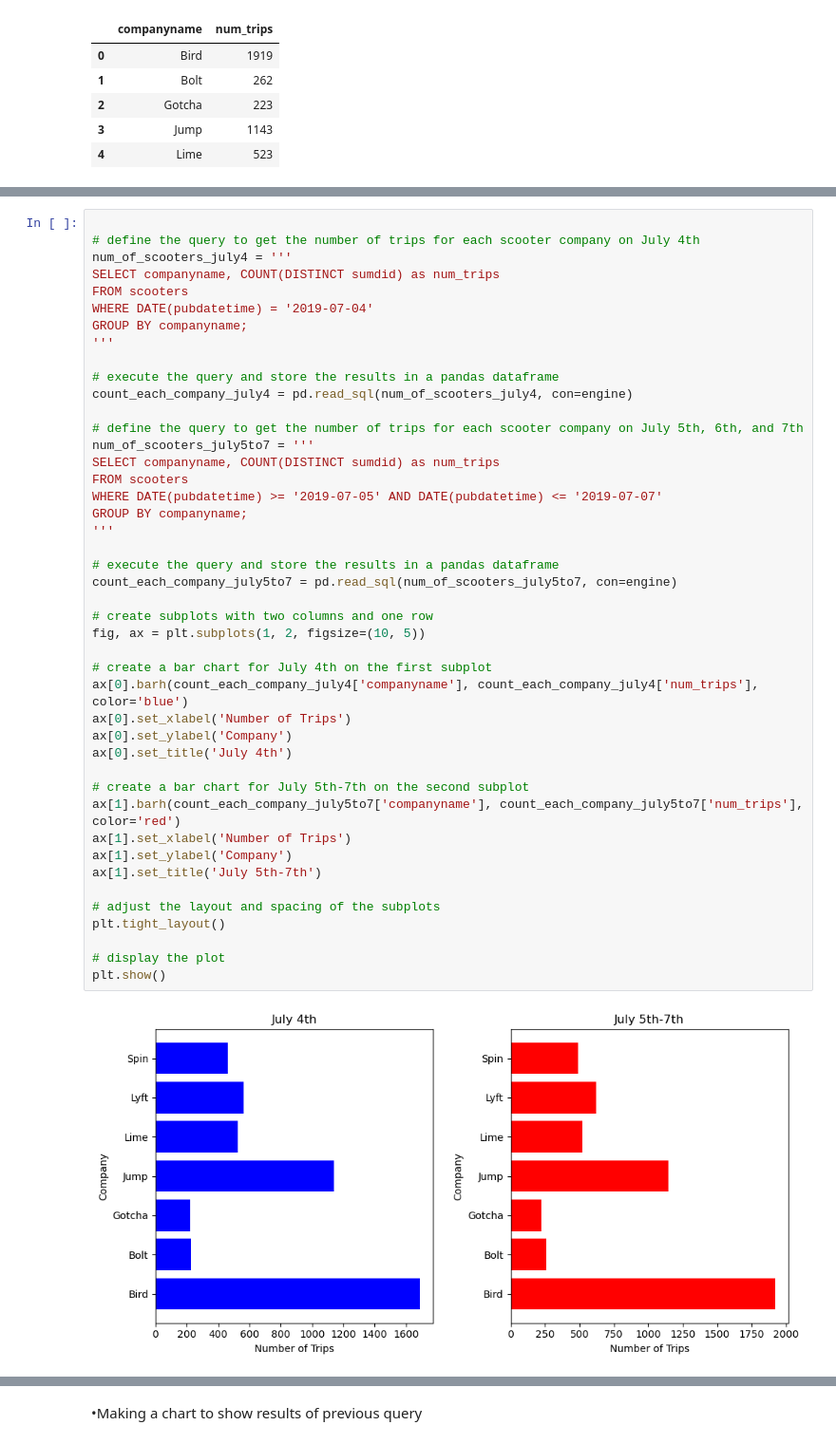
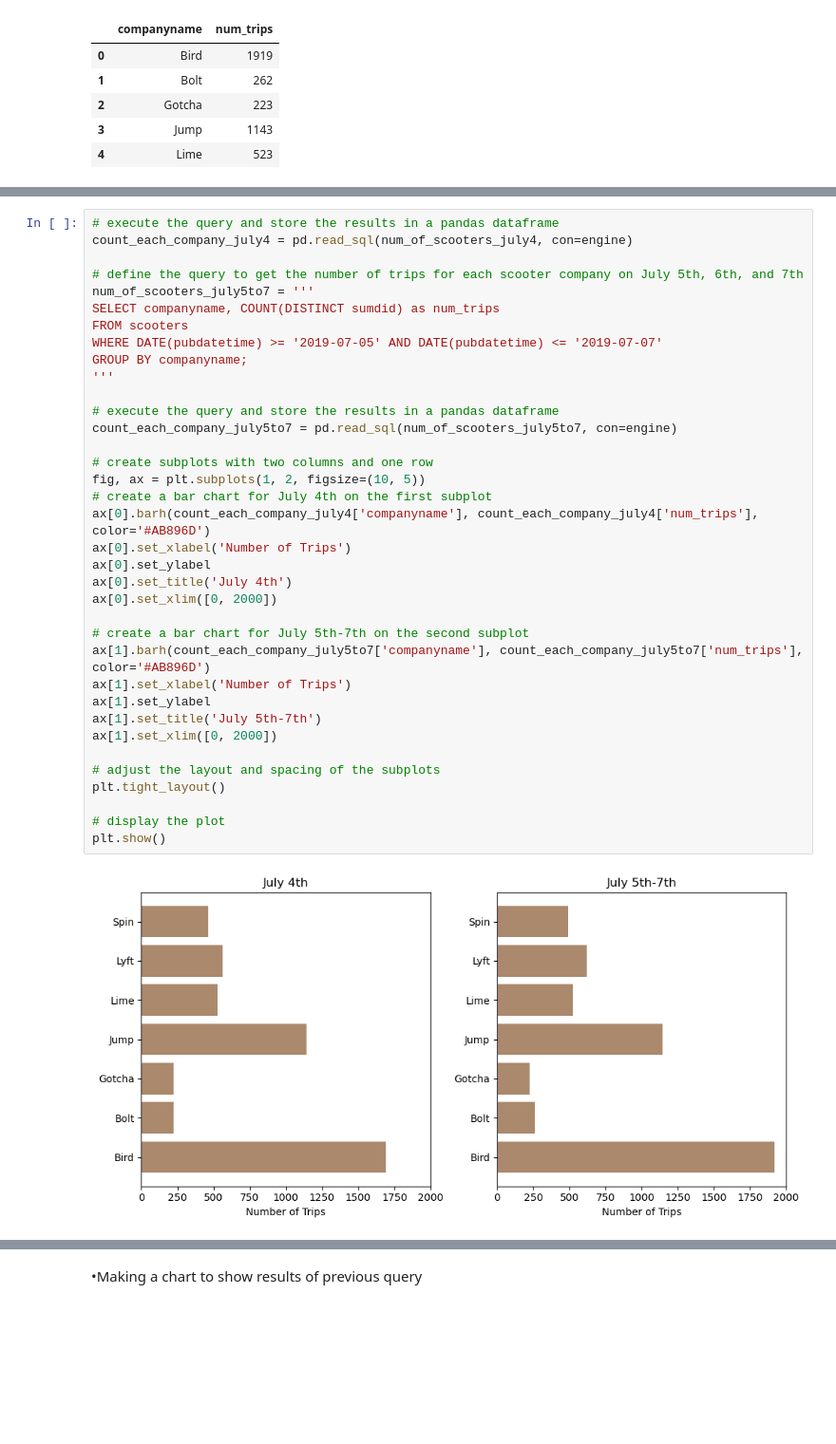
Before and after one commit to NSS-Data-Analytics-Cohort-8/scooter-partner1-whenhugocallsuspythonistas, a Jupyter notebook: notebooks/deliverables.ipynb, the cells around one changed output, grey strips where cells are left out. Shown at 95% size. Drawn from its saved outputs; the diff is of its cells as text; blank space fills up the shorter version.

```diff
--- a/notebooks/deliverables.ipynb
+++ b/notebooks/deliverables.ipynb
@@ -249,46 +251,38 @@ plt.show()
 # %%
-
-# define the query to get the number of trips for each scooter company on July 4th
-num_of_scooters_july4 = '''
-SELECT companyname, COUNT(DISTINCT sumdid) as num_trips
-FROM scooters
-WHERE DATE(pubdatetime) = '2019-07-04'
-GROUP BY companyname;
-'''
-
 # execute the query and store the results in a pandas dataframe
 count_each_company_july4 = pd.read_sql(num_of_scooters_july4, con=engine)
 
 # define the query to get the number of trips for each scooter company on July 5th, 6th, and 7th
 num_of_scooters_july5to7 = '''
 SELECT companyname, COUNT(DISTINCT sumdid) as num_trips
 FROM scooters
 WHERE DATE(pubdatetime) >= '2019-07-05' AND DATE(pubdatetime) <= '2019-07-07'
 GROUP BY companyname;
 '''
 
 # execute the query and store the results in a pandas dataframe
 count_each_company_july5to7 = pd.read_sql(num_of_scooters_july5to7, con=engine)
 
 # create subplots with two columns and one row
 fig, ax = plt.subplots(1, 2, figsize=(10, 5))
-
 # create a bar chart for July 4th on the first subplot
-ax[0].barh(count_each_company_july4['companyname'], count_each_company_july4['num_trips'], color='blue')
+ax[0].barh(count_each_company_july4['companyname'], count_each_company_july4['num_trips'], color='#AB896D')
 ax[0].set_xlabel('Number of Trips')
-ax[0].set_ylabel('Company')
+ax[0].set_ylabel
 ax[0].set_title('July 4th')
+ax[0].set_xlim([0, 2000])
 
 # create a bar chart for July 5th-7th on the second subplot
-ax[1].barh(count_each_company_july5to7['companyname'], count_each_company_july5to7['num_trips'], color='red')
+ax[1].barh(count_each_company_july5to7['companyname'], count_each_company_july5to7['num_trips'], color='#AB896D')
 ax[1].set_xlabel('Number of Trips')
-ax[1].set_ylabel('Company')
+ax[1].set_ylabel
 ax[1].set_title('July 5th-7th')
+ax[1].set_xlim([0, 2000])
 
 # adjust the layout and spacing of the subplots
 plt.tight_layout()
 
 # display the plot
 plt.show()
 # %% [output]
-[figure, old version]
+[figure, new version]
```
Also changed, not shown: parts of 8 cells of this notebook, 11 other files.
